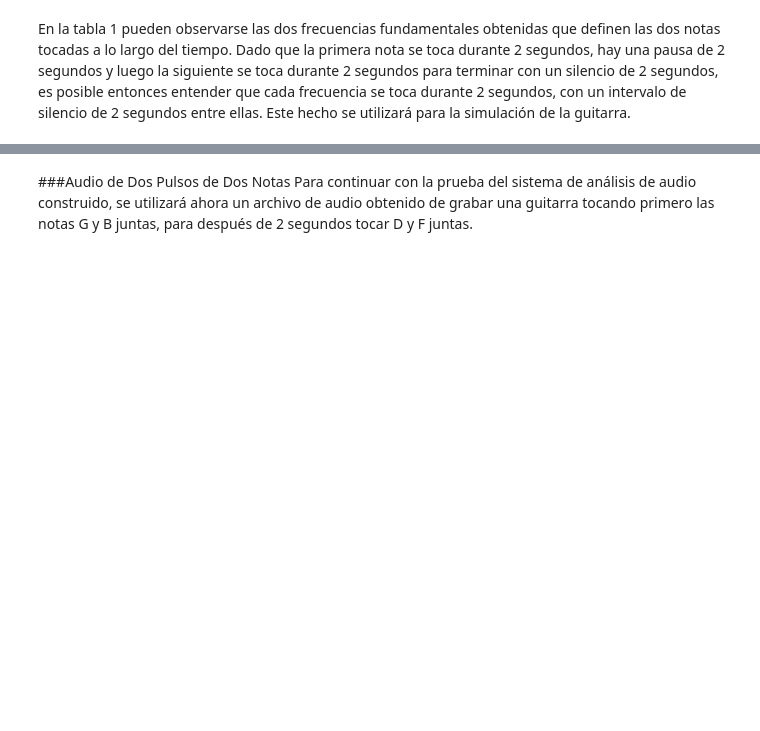
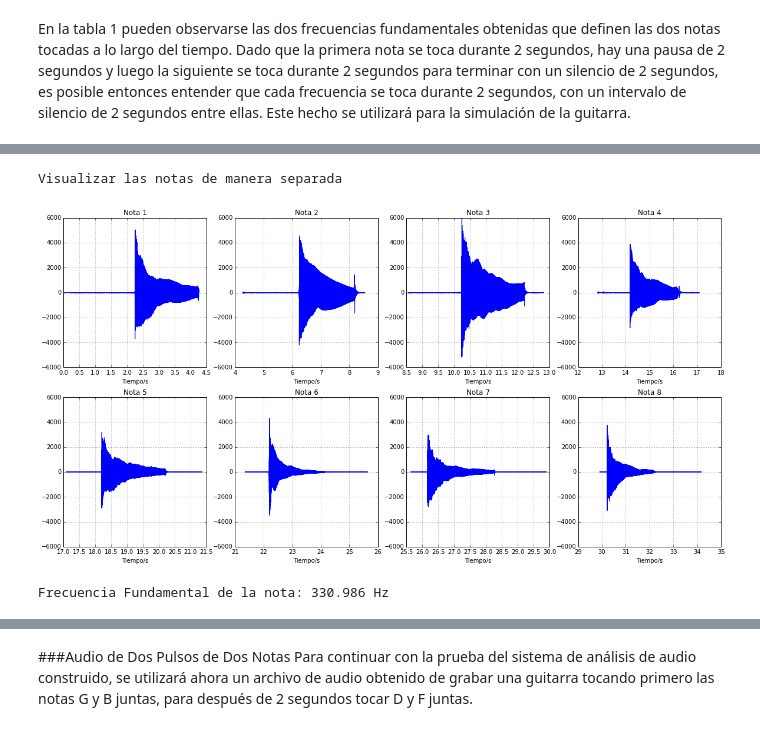
Before and after one commit to JuanUrrea6/MC, a Jupyter notebook: Proyecto Final/Filtrado.ipynb, the cells around one changed output, grey strips where cells are left out. Saved outputs shown, nothing was run; the diff lists cells and outputs as text; code cells hidden in the pictures; blank space fills up the shorter version.

```diff
--- a/Proyecto Final/Filtrado.ipynb
+++ b/Proyecto Final/Filtrado.ipynb
@@ -234,0 +275,74 @@ En la tabla 1 pueden observarse las dos frecuencias fundamentales obtenidas que
+# %%
+#Visualizaciones
+figure(figsize=(20,10))
+subplot2grid((2,4), (0,0), colspan = 1, rowspan = 1)
+plot(time1, arreglo1)
+grid(True)
+ylim(-6000,6000)
+xlabel("Tiempo/s")
+title("Nota 1")
+subplot2grid((2,4), (0,1), colspan = 1, rowspan = 1)
+plot(time2, arreglo2)
+grid(True)
+ylim(-6000,6000)
+xlabel("Tiempo/s")
+title("Nota 2")
+subplot2grid((2,4), (0,2), colspan = 1, rowspan = 1)
+plot(time3, arreglo3)
+grid(True)
+ylim(-6000,6000)
+xlabel("Tiempo/s")
+title("Nota 3")
+subplot2grid((2,4), (0,3), colspan = 1, rowspan = 1)
+plot(time4, arreglo4)
+grid(True)
+ylim(-6000,6000)
+xlabel("Tiempo/s")
+title("Nota 4")
+subplot2grid((2,4), (1,0), colspan = 1, rowspan = 1)
+plot(time5, arreglo5)
+grid(True)
+ylim(-6000,6000)
+xlabel("Tiempo/s")
+title("Nota 5")
+subplot2grid((2,4), (1,1), colspan = 1, rowspan = 1)
+plot(time6, arreglo6)
+grid(True)
+ylim(-6000,6000)
+xlabel("Tiempo/s")
+title("Nota 6")
+subplot2grid((2,4), (1,2), colspan = 1, rowspan = 1)
+plot(time7, arreglo7)
+grid(True)
+ylim(-6000,6000)
+xlabel("Tiempo/s")
+title("Nota 7")
+subplot2grid((2,4), (1,3), colspan = 1, rowspan = 1)
+plot(time8, arreglo8)
+grid(True)
+ylim(-6000,6000)
+xlabel("Tiempo/s")
+title("Nota 8")
+print("Visualizar las notas de manera separada")
+# %% [output]
+Visualizar las notas de manera separada
+[figure, added]
+# %%
+#Análisis de Frecuencias
+N = len(arreglo1) #Actualizar el valor de N según el nuevo arreglo
+transA = fourier(arreglo1)[1] #Los datos transformados por la función fourier()
+freqA = fourier(arreglo1)[0] #Las frecuencias asociadas.
+maximoA = max(transA) #El máximo valor de las transformadas.
+#Se necesita este valor pues será la frecuencia fundamental la que tendrá asociado este valor, por lo que es un
+#estimador para hallarla.
+
+#Este procedimiento permite buscar la frecuencia que tiene asociado el valor máximo de los valores
+#transformados. Se utiliza el comando break debido a que el archivo puede llegar a tener una extensión que
+#demore mucho el ciclo, por lo que se busca terminarlo apenas se determine la frecuencia fundamental.
+for i in range(len(transA)):
+    if(transA[i] == maximoA):
+        frecuencia = np.round(freqA[i], 3)
+        print("Frecuencia Fundamental de la nota: " + str(frecuencia) + " Hz")
+        break
+# %% [output]
+Frecuencia Fundamental de la nota: 330.986 Hz
```
Also changed, not shown: parts of 10 cells of this notebook.
